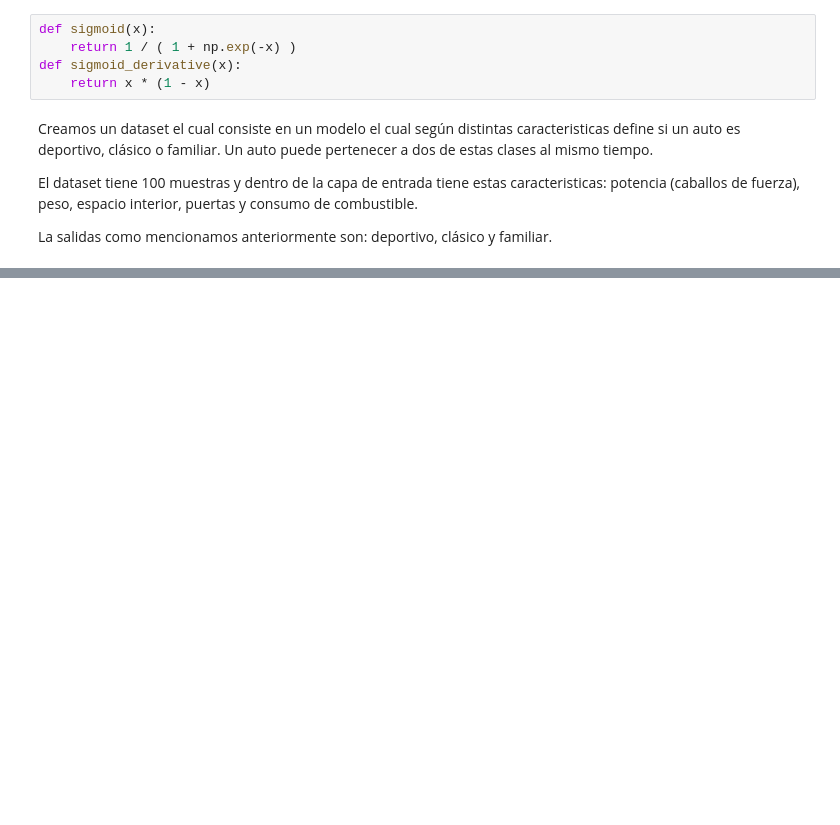
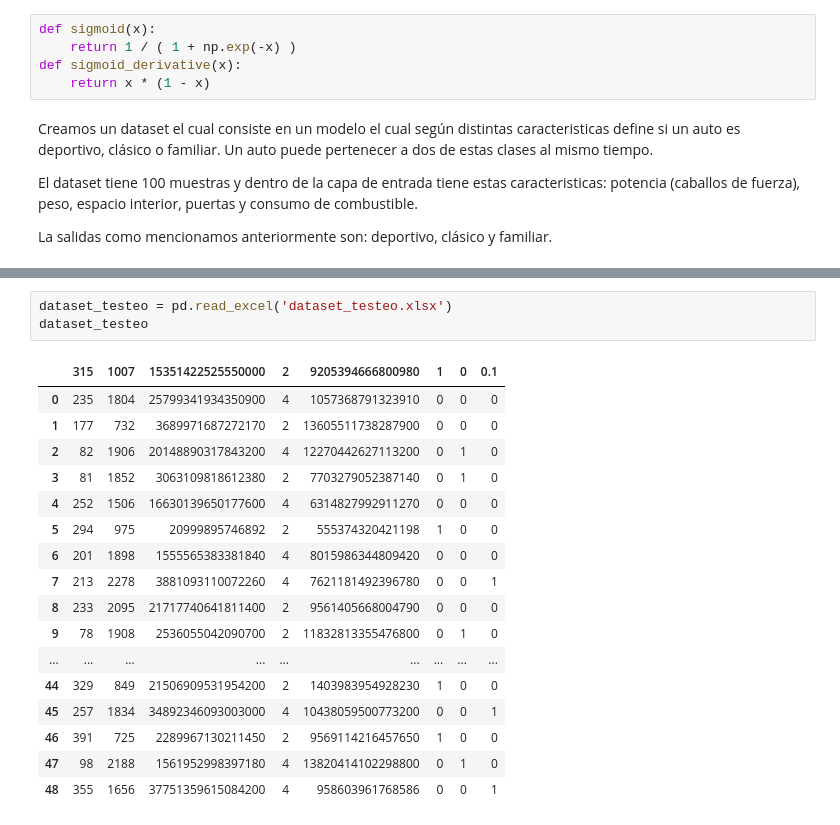
Before and after one commit to gabofrid/trabajos-chona---2024, a Jupyter notebook: Redes Neuronales/Fridman_Michanie_Levinson.ipynb, the cells around one changed output, grey strips where cells are left out. Cells and saved outputs as stored; diff of their text form; blank space fills up the shorter version.

```diff
--- a/Redes Neuronales/Fridman_Michanie_Levinson.ipynb
+++ b/Redes Neuronales/Fridman_Michanie_Levinson.ipynb
@@ -77,0 +76,21 @@ display(training_outputs)
+# %%
+dataset_testeo = pd.read_excel('dataset_testeo.xlsx')
+dataset_testeo
+# %% [output]
+|  | 315 | 1007 | 15351422525550000 | 2 | 9205394666800980 | 1 | 0 | 0.1 |
+| 0 | 235 | 1804 | 25799341934350900 | 4 | 1057368791323910 | 0 | 0 | 0 |
+| 1 | 177 | 732 | 3689971687272170 | 2 | 13605511738287900 | 0 | 0 | 0 |
+| 2 | 82 | 1906 | 20148890317843200 | 4 | 12270442627113200 | 0 | 1 | 0 |
+| 3 | 81 | 1852 | 3063109818612380 | 2 | 7703279052387140 | 0 | 1 | 0 |
+| 4 | 252 | 1506 | 16630139650177600 | 4 | 6314827992911270 | 0 | 0 | 0 |
+| 5 | 294 | 975 | 20999895746892 | 2 | 555374320421198 | 1 | 0 | 0 |
+| 6 | 201 | 1898 | 1555565383381840 | 4 | 8015986344809420 | 0 | 0 | 0 |
+| 7 | 213 | 2278 | 3881093110072260 | 4 | 7621181492396780 | 0 | 0 | 1 |
+| 8 | 233 | 2095 | 21717740641811400 | 2 | 9561405668004790 | 0 | 0 | 0 |
+| 9 | 78 | 1908 | 2536055042090700 | 2 | 11832813355476800 | 0 | 1 | 0 |
+| ... | ... | ... | ... | ... | ... | ... | ... | ... |
+| 44 | 329 | 849 | 21506909531954200 | 2 | 1403983954928230 | 1 | 0 | 0 |
+| 45 | 257 | 1834 | 34892346093003000 | 4 | 10438059500773200 | 0 | 0 | 1 |
+| 46 | 391 | 725 | 2289967130211450 | 2 | 9569114216457650 | 1 | 0 | 0 |
+| 47 | 98 | 2188 | 1561952998397180 | 4 | 13820414102298800 | 0 | 1 | 0 |
+| 48 | 355 | 1656 | 37751359615084200 | 4 | 958603961768586 | 0 | 0 | 1 |
```
Also changed, not shown: parts of 18 cells of this notebook, 2 other files.
